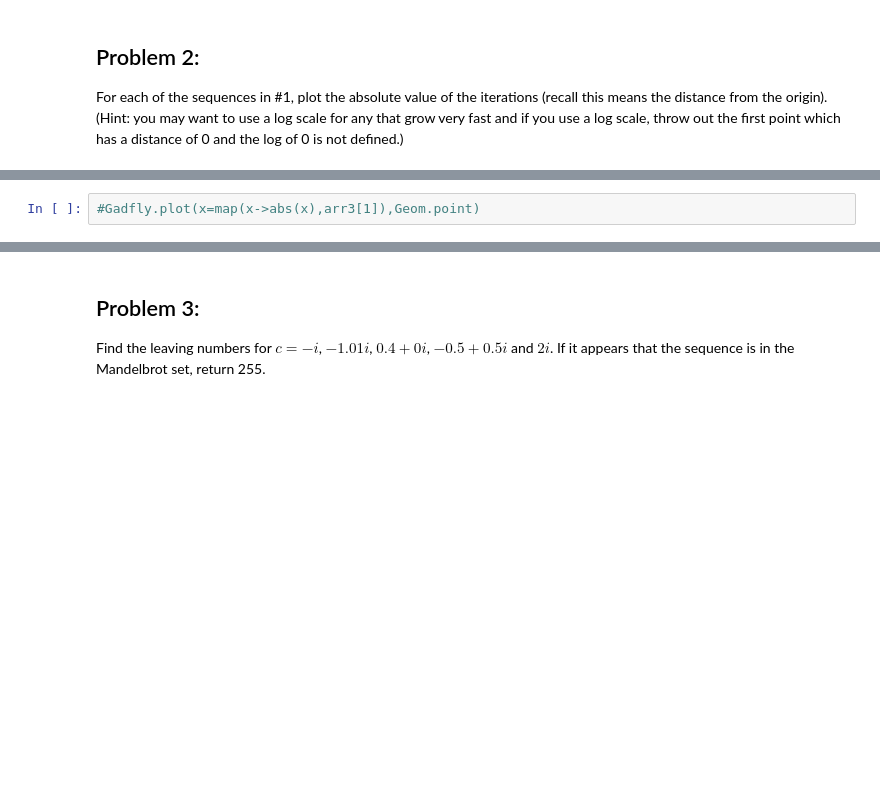
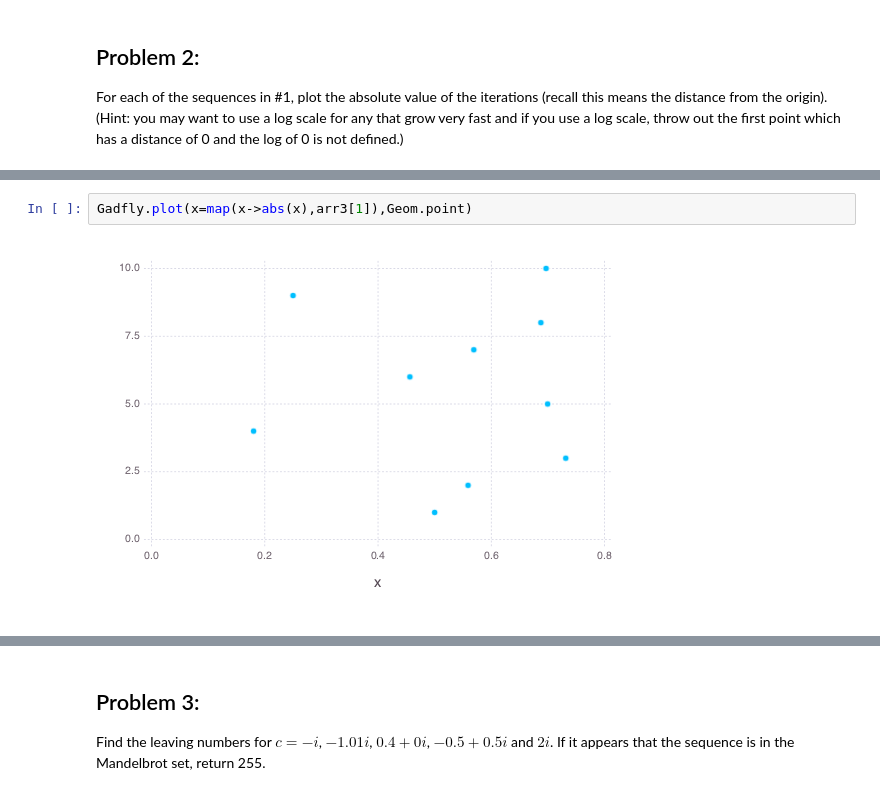
Before and after one commit to joshuanasiatka/FSU-Fall-2016, a Jupyter notebook: tpcs-sci-comp/projects/mandelbrot/mandelbrot.ipynb, the cells around one changed output, grey strips where cells are left out. Drawn from its saved outputs; the diff is of its cells as text; blank space fills up the shorter version.

```diff
--- a/tpcs-sci-comp/projects/mandelbrot/mandelbrot.ipynb
+++ b/tpcs-sci-comp/projects/mandelbrot/mandelbrot.ipynb
@@ -104,3 +110,5 @@ For each of the sequences in #1, plot the absolute value of the iterations (reca
 # %%
-#Gadfly.plot(x=map(x->abs(x),arr3[1]),Geom.point)
+Gadfly.plot(x=map(x->abs(x),arr3[1]),Geom.point)
+# %% [output]
+[figure, added]
 # %%
```
Also changed, not shown: parts of 26 cells of this notebook, 2 other files.
